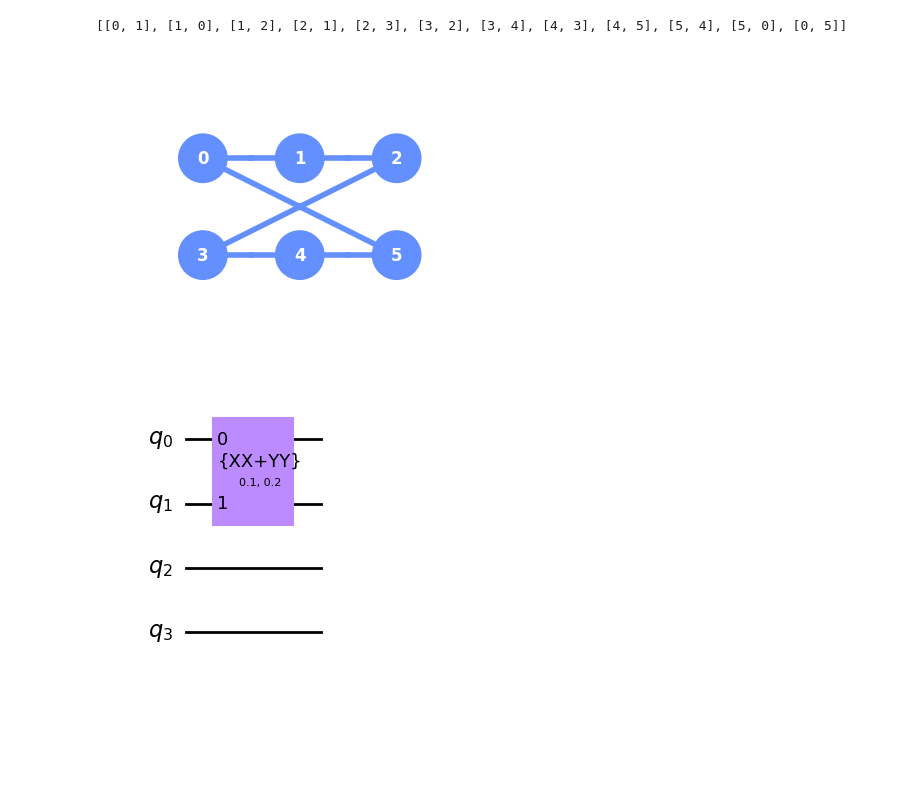
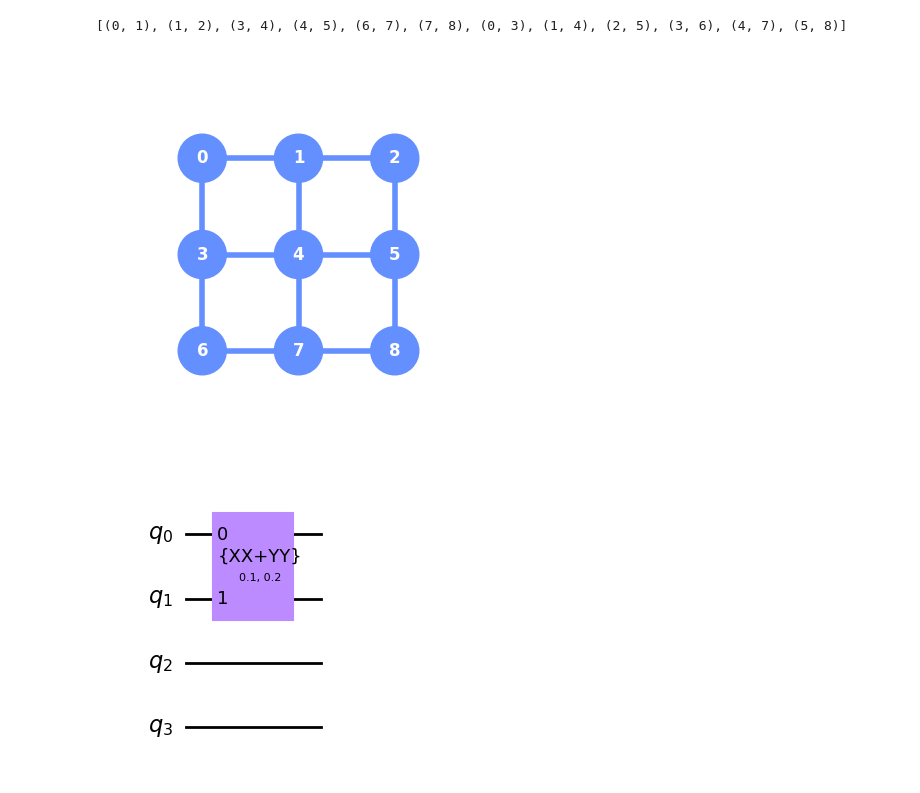
Before and after one commit to thilomueller/QETU, a Jupyter notebook: test_transpiler.ipynb, the cells around one changed output. Saved outputs shown, nothing was run; the diff lists cells and outputs as text; code cells hidden in the pictures; blank space fills up the shorter version.

Commit message:
changed backend to 9 qubit grid

```diff
--- a/test_transpiler.ipynb
+++ b/test_transpiler.ipynb
@@ -23,12 +23,12 @@ noise_model
 # %%
 num_qubits = backend.n_qubits
-qubit_coordinates = [[0, 0], [0, 1], [0, 2], [1, 0], [1, 1], [1, 2]]
+qubit_coordinates = [[0, 0], [0, 1], [0, 2], [1, 0], [1, 1], [1, 2], [2, 0], [2, 1], [2, 2]]
 coupling_map = backend.coupling_map
 print(coupling_map)
 plot_coupling_map(num_qubits, qubit_coordinates, coupling_map)
 # %% [output]
-[[0, 1], [1, 0], [1, 2], [2, 1], [2, 3], [3, 2], [3, 4], [4, 3], [4, 5], [5, 4], [5, 0], [0, 5]]
+[(0, 1), (1, 2), (3, 4), (4, 5), (6, 7), (7, 8), (0, 3), (1, 4), (2, 5), (3, 6), (4, 7), (5, 8)]
-[figure, old version]
+[figure, new version]
 # %%
 # 4 qubit GHZ state
 q = QuantumCircuit(4)
```
Also changed, not shown: parts of 3 cells of this notebook, 1 other file.
